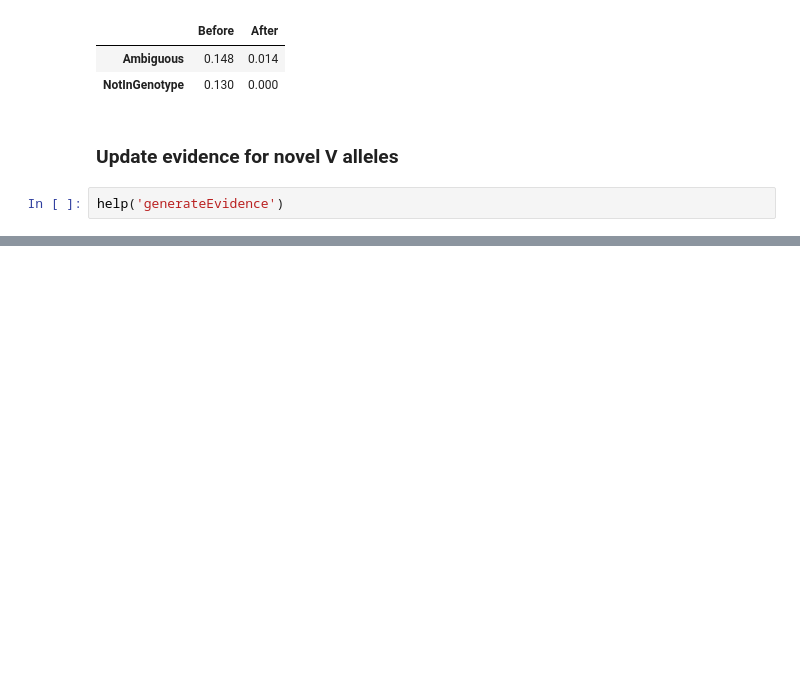
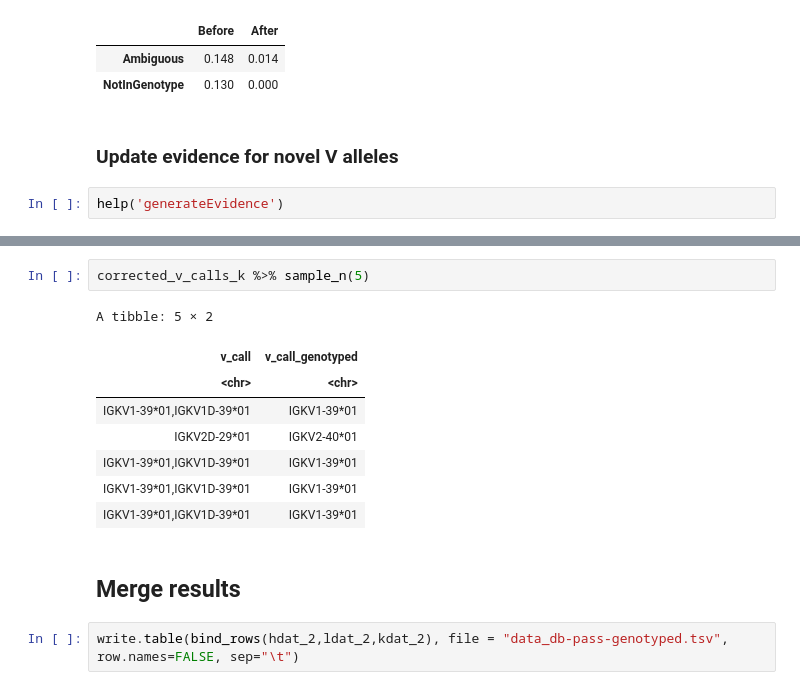
Before and after one commit to yyw-informatics/WASP, a Jupyter notebook: Immcantation_2_Novel_V_gene_alleles_with_TIgGER_in_R.ipynb, the cells around one changed output, grey strips where cells are left out. Cells and saved outputs as stored; diff of their text form; blank space fills up the shorter version.

```diff
--- a/Immcantation_2_Novel_V_gene_alleles_with_TIgGER_in_R.ipynb
+++ b/Immcantation_2_Novel_V_gene_alleles_with_TIgGER_in_R.ipynb
@@ -515,0 +545,15 @@ A tibble: 3 × 45
+# %%
+corrected_v_calls_k %>% sample_n(5)
+# %% [output]
+A tibble: 5 × 2
+| v_call | v_call_genotyped |
+| <chr> | <chr> |
+| IGKV1-39*01,IGKV1D-39*01 | IGKV1-39*01 |
+| IGKV2D-29*01 | IGKV2-40*01 |
+| IGKV1-39*01,IGKV1D-39*01 | IGKV1-39*01 |
+| IGKV1-39*01,IGKV1D-39*01 | IGKV1-39*01 |
+| IGKV1-39*01,IGKV1D-39*01 | IGKV1-39*01 |
+# %% [markdown]
+## Merge results
+# %%
+write.table(bind_rows(hdat_2,ldat_2,kdat_2), file = "data_db-pass-genotyped.tsv", row.names=FALSE, sep="\t")
```
Also changed, not shown: parts of 9 cells of this notebook.
